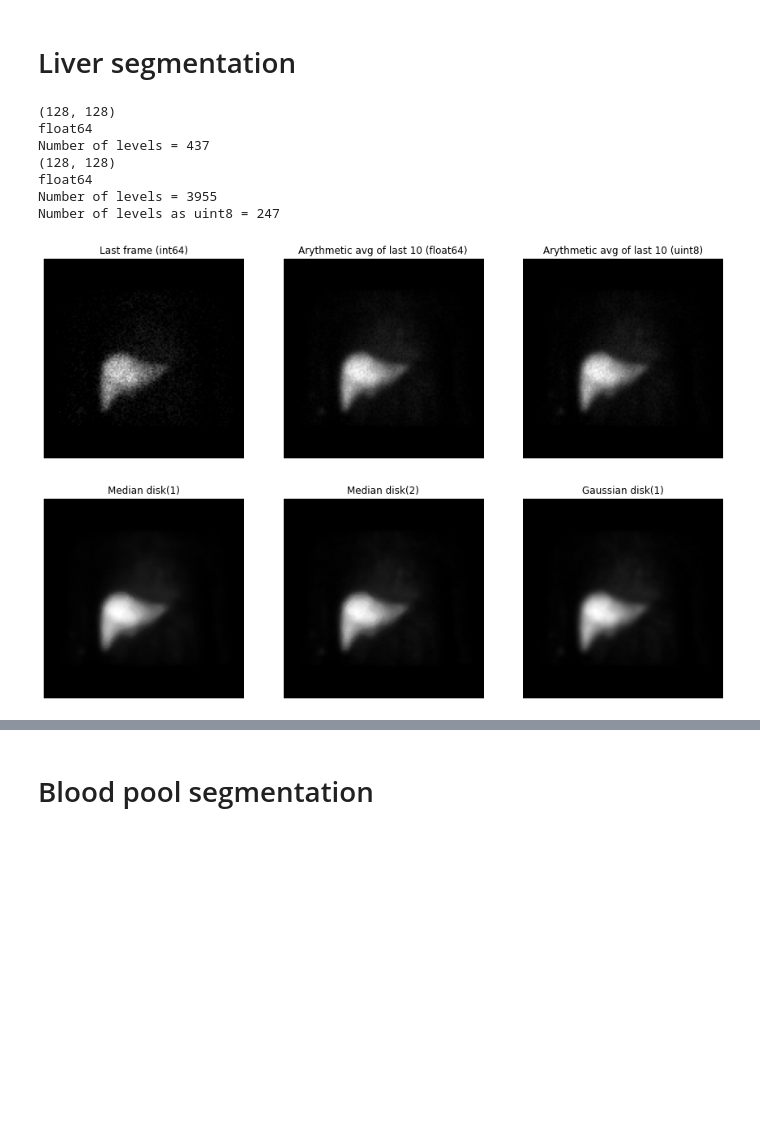
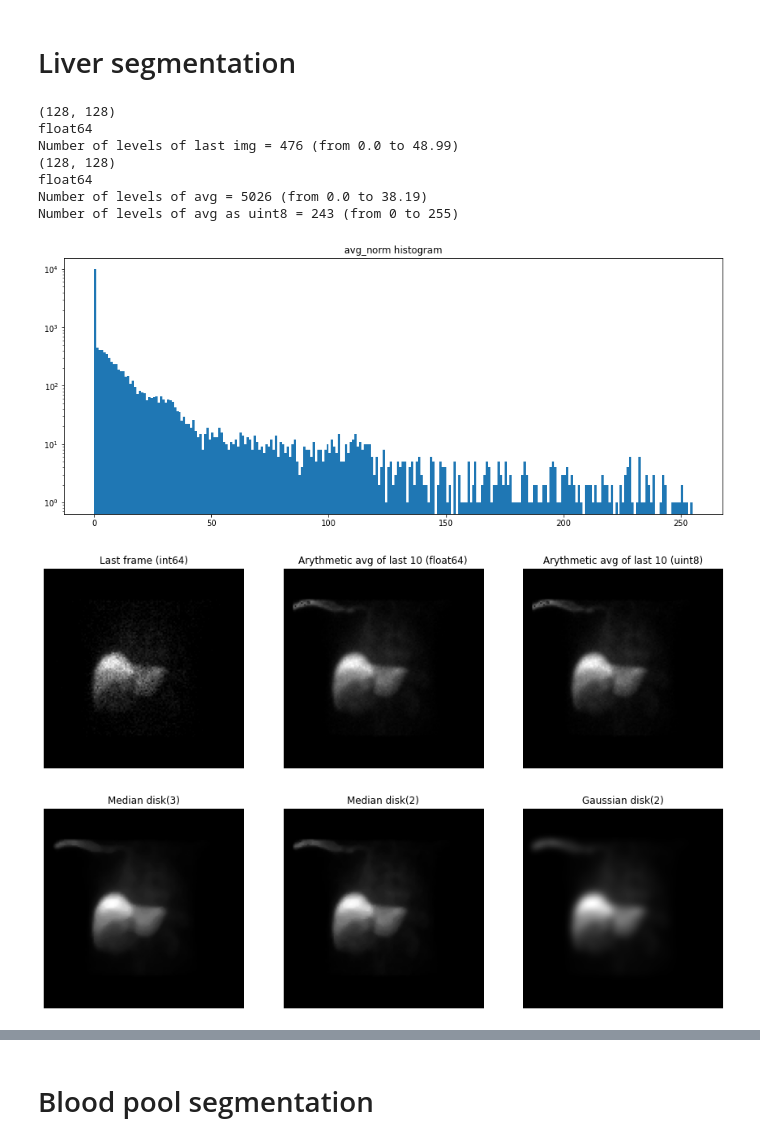
Before and after one commit to orenson/Master-thesis, a Jupyter notebook: Segmentation.ipynb, the cells around one changed output, grey strips where cells are left out. Saved outputs shown, nothing was run; the diff lists cells and outputs as text; code cells hidden in the pictures; blank space fills up the shorter version.

```diff
--- a/Segmentation.ipynb
+++ b/Segmentation.ipynb
@@ -54,8 +57,8 @@ def f64_2_u8(img_stack):
 # %% [markdown]
 # Importation
 # %%
-ant = pd.dcmread("Images/Dyn_Ant_HBS3bis.dcm")
-post = pd.dcmread("Images/Dyn_Post_HBS3bis.dcm")
+ant = pd.dcmread("Images/Dyn_Ant_HBS3.dcm")
+post = pd.dcmread("Images/Dyn_Post_HBS3.dcm")
 ant_pix = ant.pixel_array
 post_pix = post.pixel_array[:,:,::-1]
 mean = (ant_pix*post_pix)**(1/2)
@@ -212,51 +150,55 @@ plt.show()
 img = mean[35,:,:]
 print(img.shape)
 print(img.dtype)
-print("Number of levels =", len(np.unique(img)))
+print("Number of levels of last img = {} (from {} to {:.2f})".format(len(np.unique(img)),min(np.unique(img)),max(np.unique(img))))
 img = img.astype(int)
 
 avg = np.zeros(img.shape, dtype=np.float64)
-for i in range(len(mean[-10:])):
+for i in range(len(mean[-15:])):
     avg += mean[-i]
-avg = avg/10
+avg = avg/15
 print(avg.shape)
 print(avg.dtype)
-print("Number of levels =", len(np.unique(avg)))
+print("Number of levels of avg = {} (from {} to {:.2f})".format(len(np.unique(avg)),min(np.unique(avg)),max(np.unique(avg))))
 
 avg_norm = 255 * (avg / max(np.unique(avg)))
 avg_norm = avg_norm.astype(np.uint8)
-print("Number of levels as {} =".format(avg_norm.dtype), len(np.unique(avg_norm)))
+print("Number of levels of avg as {} = {} (from {} to {})".format(avg_norm.dtype, len(np.unique(avg_norm)),min(np.unique(avg_norm)),max(np.unique(avg_norm))))
+plt.figure(figsize=[15,6])
+plt.title('avg_norm histogram')
+h = plt.hist(avg_norm.flatten(), bins=range(256), density=False, log=True)
 
-plt.figure(figsize=[15,15])
+plt.figure(figsize=[15,6])
 plt.subplot(1,3,1)
 plt.axis('off')
 plt.title("Last frame ({})".format(img.dtype))
 plt.imshow(img, cmap=plt.cm.gray)
 plt.subplot(1,3,2)
 plt.axis('off')
 plt.title("Arythmetic avg of last 10 ({})".format(avg.dtype))
 plt.imshow(avg, cmap=plt.cm.gray)
 plt.subplot(1,3,3)
 plt.axis('off')
 plt.title("Arythmetic avg of last 10 ({})".format(avg_norm.dtype))
 plt.imshow(avg_norm, cmap=plt.cm.gray)
 plt.show()
 # %% [output]
 (128, 128)
 float64
-Number of levels = 437
+Number of levels of last img = 476 (from 0.0 to 48.99)
 (128, 128)
 float64
-Number of levels = 3955
-Number of levels as uint8 = 247
+Number of levels of avg = 5026 (from 0.0 to 38.19)
+Number of levels of avg as uint8 = 243 (from 0 to 255)
-[figure, old version]
+[figure, new version]
+[figure, added]
 # %%
 img_median = median(avg_norm, disk(3))
-img_gauss = f64_2_u8(gaussian(avg_norm,1))
+img_gauss = gaussian(avg_norm,2)
 
-plt.figure(figsize=[15,15])
+plt.figure(figsize=[15,6])
 plt.subplot(1,3,1)
-plt.title("Median disk(1)")
+plt.title("Median disk(3)")
 plt.axis('off')
 plt.imshow(img_median, cmap=plt.cm.gray)
 plt.subplot(1,3,2)
@@ -264,10 +206,10 @@ plt.title("Median disk(2)")
 plt.axis('off')
 plt.imshow(median(avg_norm, disk(2)), cmap=plt.cm.gray)
 plt.subplot(1,3,3)
-plt.title("Gaussian disk(1)")
+plt.title("Gaussian disk(2)")
 plt.axis('off')
 plt.imshow(img_gauss, cmap=plt.cm.gray)
 plt.show()
 # %% [output]
-[figure, old version]
+[figure, new version]
 # %%
```
Also changed, not shown: parts of 23 cells of this notebook, 8 other files.
